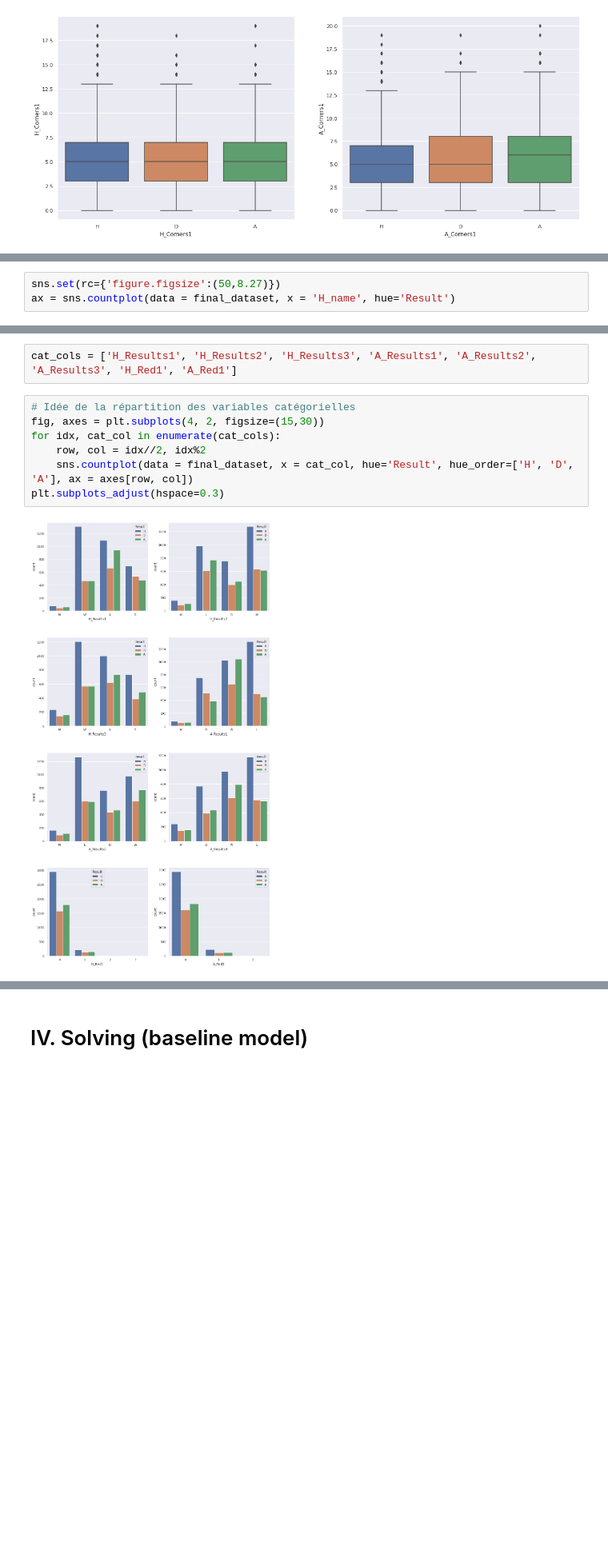
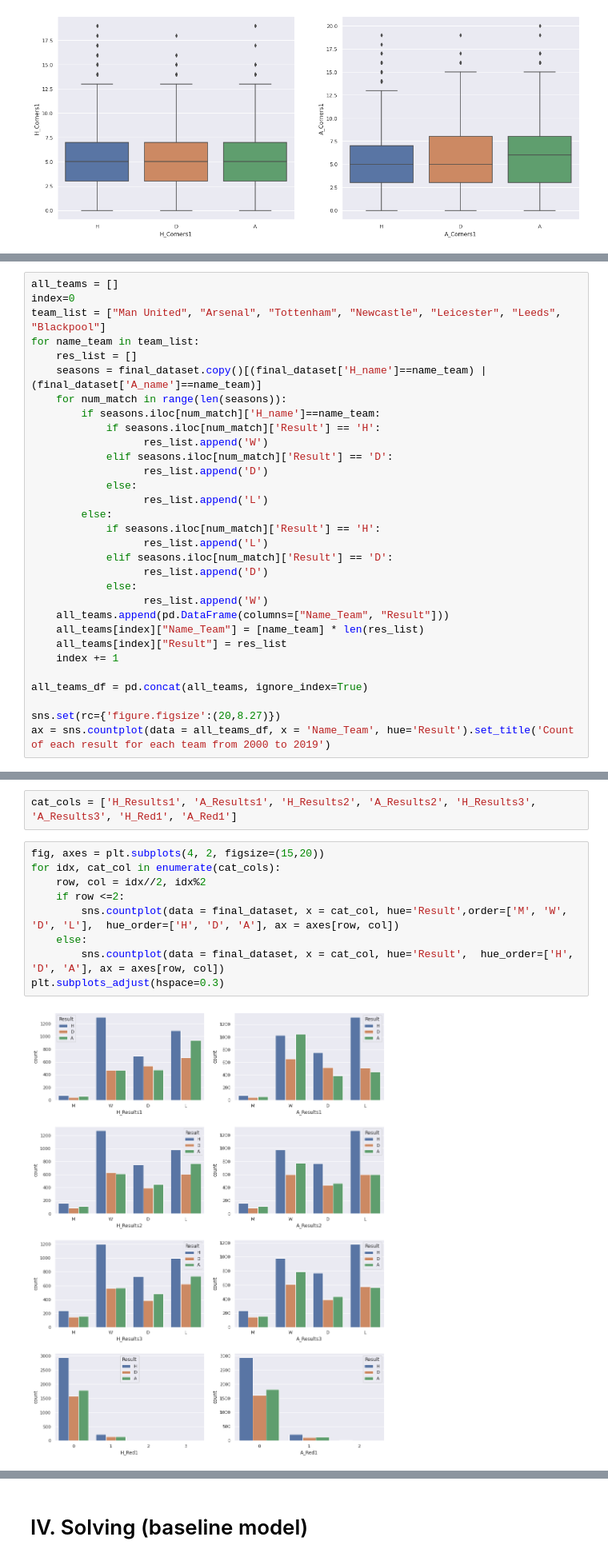
Before and after one commit to leroux95t/FootballResultsPrediction, a Jupyter notebook: starting_kit.ipynb, the cells around one changed output, grey strips where cells are left out. Shown at 80% size. Cells and saved outputs as stored; diff of their text form; blank space fills up the shorter version.

```diff
--- a/starting_kit.ipynb
+++ b/starting_kit.ipynb
@@ -1116,3 +1282,0 @@ normal que les shots and shots on target soit corrélés
-# %%
-sns.set(rc={'figure.figsize':(50,8.27)})
-ax = sns.countplot(data = final_dataset, x = 'H_name', hue='Result')
@@ -1120,0 +1285,31 @@ ax = sns.countplot(data = final_dataset, x = 'H_name', hue='Result')
+# %%
+all_teams = []
+index=0
+team_list = ["Man United", "Arsenal", "Tottenham", "Newcastle", "Leicester", "Leeds", "Blackpool"]
+for name_team in team_list:
+    res_list = []
+    seasons = final_dataset.copy()[(final_dataset['H_name']==name_team) | (final_dataset['A_name']==name_team)]
+    for num_match in range(len(seasons)):
+        if seasons.iloc[num_match]['H_name']==name_team:
+            if seasons.iloc[num_match]['Result'] == 'H':
+                  res_list.append('W')
+            elif seasons.iloc[num_match]['Result'] == 'D':
+                  res_list.append('D')
+            else:
+                  res_list.append('L')
+        else:
+            if seasons.iloc[num_match]['Result'] == 'H':
+                  res_list.append('L')
+            elif seasons.iloc[num_match]['Result'] == 'D':
+                  res_list.append('D')
+            else:
+                  res_list.append('W')
+    all_teams.append(pd.DataFrame(columns=["Name_Team", "Result"]))
+    all_teams[index]["Name_Team"] = [name_team] * len(res_list)
+    all_teams[index]["Result"] = res_list
+    index += 1
+
+all_teams_df = pd.concat(all_teams, ignore_index=True)
+
+sns.set(rc={'figure.figsize':(20,8.27)})
+ax = sns.countplot(data = all_teams_df, x = 'Name_Team', hue='Result').set_title('Count of each result for each team from 2000 to 2019')
@@ -1121,11 +1322,13 @@ ax = sns.countplot(data = final_dataset, x = 'H_name', hue='Result')
 # %%
-cat_cols = ['H_Results1', 'H_Results2', 'H_Results3', 'A_Results1', 'A_Results2', 'A_Results3', 'H_Red1', 'A_Red1']
+cat_cols = ['H_Results1', 'A_Results1', 'H_Results2', 'A_Results2', 'H_Results3', 'A_Results3', 'H_Red1', 'A_Red1']
 # %%
-# Idée de la répartition des variables catégorielles
-fig, axes = plt.subplots(4, 2, figsize=(15,30))
+fig, axes = plt.subplots(4, 2, figsize=(15,20))
 for idx, cat_col in enumerate(cat_cols):
     row, col = idx//2, idx%2
-    sns.countplot(data = final_dataset, x = cat_col, hue='Result', hue_order=['H', 'D', 'A'], ax = axes[row, col])
+    if row <=2:
+        sns.countplot(data = final_dataset, x = cat_col, hue='Result',order=['M', 'W', 'D', 'L'],  hue_order=['H', 'D', 'A'], ax = axes[row, col])
+    else:
+        sns.countplot(data = final_dataset, x = cat_col, hue='Result',  hue_order=['H', 'D', 'A'], ax = axes[row, col])
 plt.subplots_adjust(hspace=0.3)
 # %% [output]
-[figure, old version]
+[figure, new version]
```
Also changed, not shown: parts of 121 cells of this notebook.
